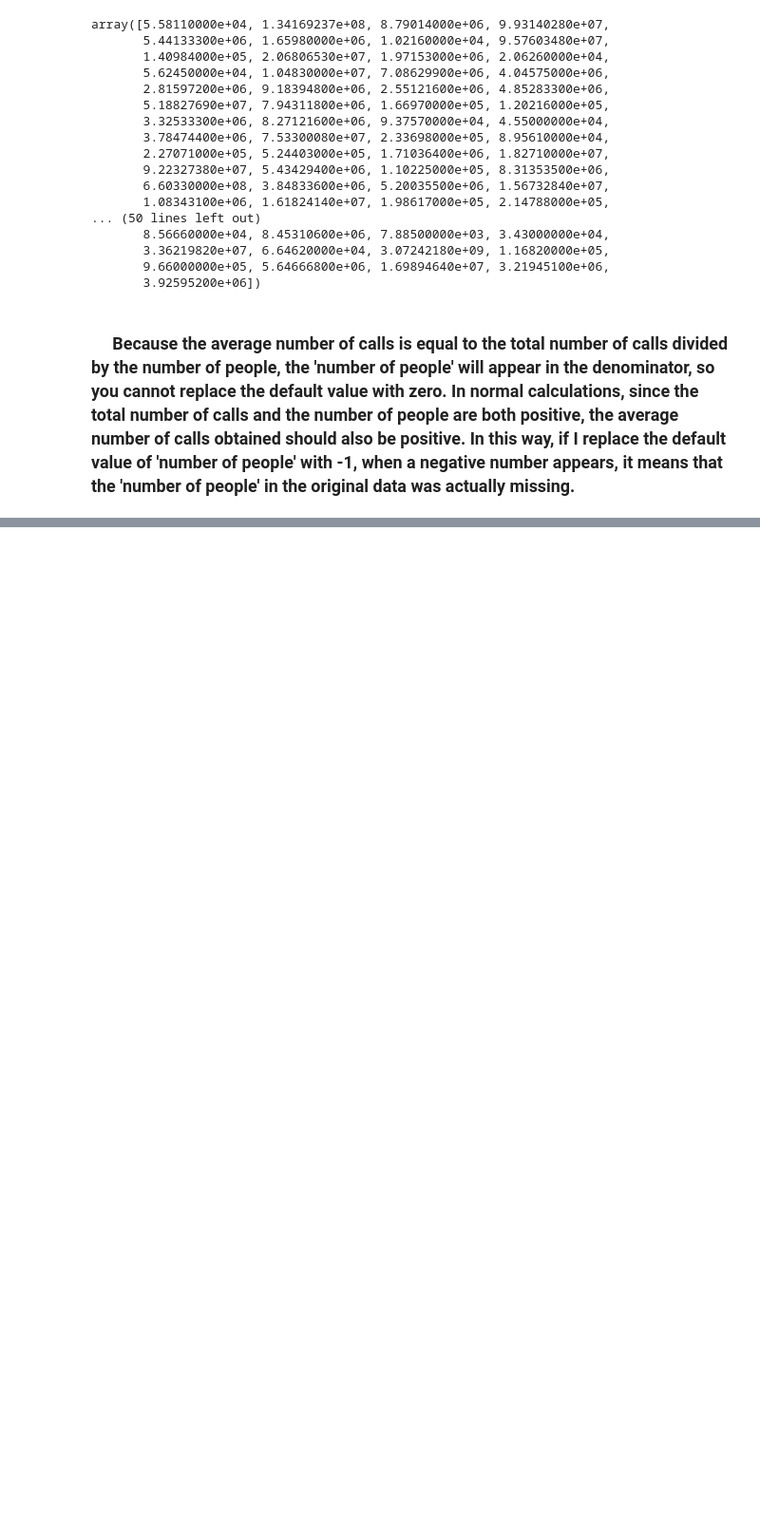
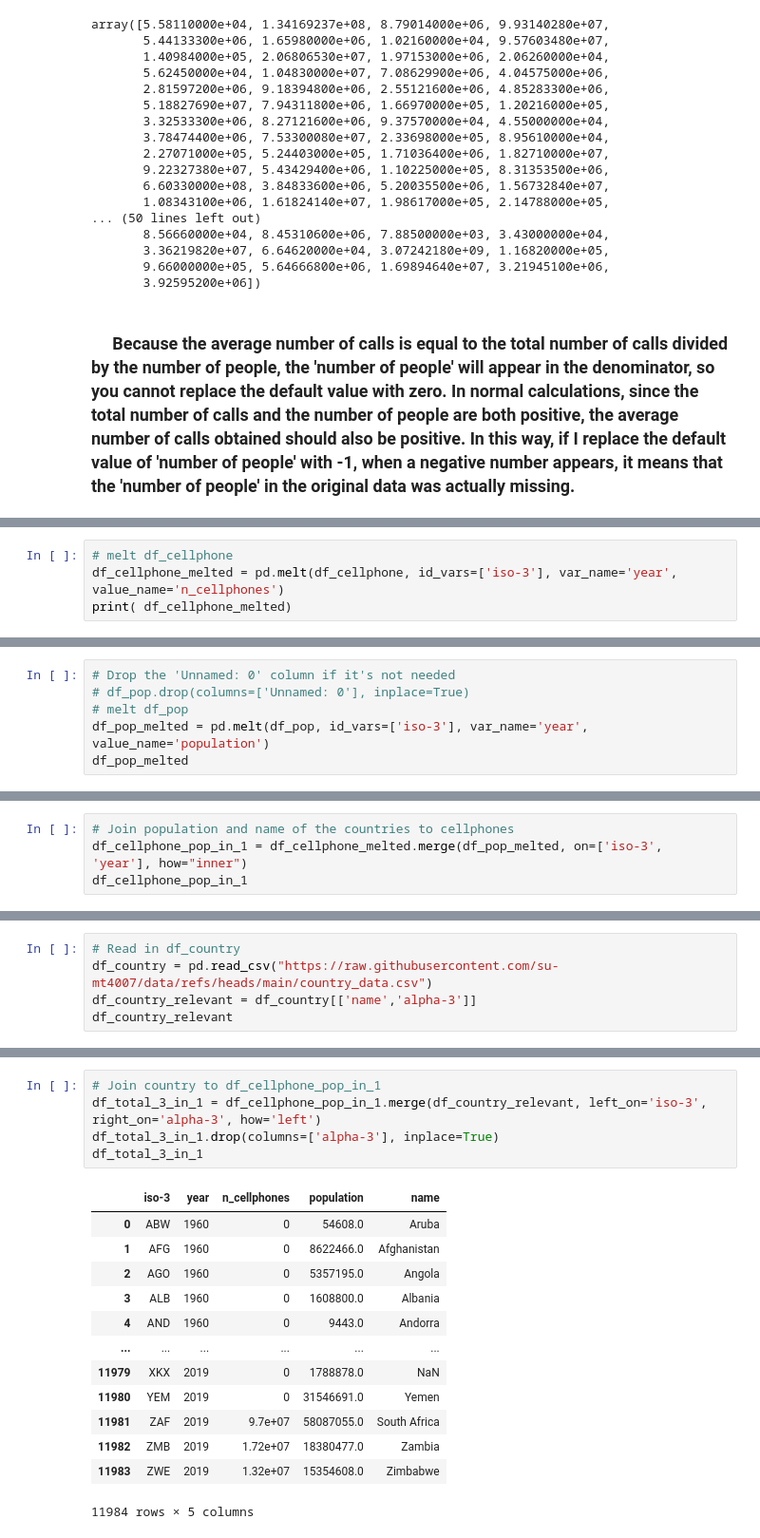
Before and after one commit to SunnyStare/SU-MT4007-Statistisk-databehandling, a Jupyter notebook: HW4/Joining Data.ipynb, the cells around one changed output, grey strips where cells are left out. Shown at 95% size. Saved outputs shown, nothing was run; the diff lists cells and outputs as text; blank space fills up the shorter version.

```diff
--- a/HW4/Joining Data.ipynb
+++ b/HW4/Joining Data.ipynb
@@ -232,0 +227,4 @@ array([ 5.58110000e+04,  1.34169237e+08,  8.79014000e+06,  9.93140280e+07,
+# %%
+# melt df_cellphone
+df_cellphone_melted = pd.melt(df_cellphone, id_vars=['iso-3'], var_name='year', value_name='n_cellphones')
+print( df_cellphone_melted)
@@ -232,0 +246,6 @@ array([ 5.58110000e+04,  1.34169237e+08,  8.79014000e+06,  9.93140280e+07,
+# %%
+# Drop the 'Unnamed: 0' column if it's not needed
+# df_pop.drop(columns=['Unnamed: 0'], inplace=True)
+# melt df_pop
+df_pop_melted = pd.melt(df_pop, id_vars=['iso-3'], var_name='year', value_name='population')
+df_pop_melted
@@ -232,0 +268,4 @@ array([ 5.58110000e+04,  1.34169237e+08,  8.79014000e+06,  9.93140280e+07,
+# %%
+# Join population and name of the countries to cellphones
+df_cellphone_pop_in_1 = df_cellphone_melted.merge(df_pop_melted, on=['iso-3', 'year'], how="inner")
+df_cellphone_pop_in_1
@@ -232,0 +286,5 @@ array([ 5.58110000e+04,  1.34169237e+08,  8.79014000e+06,  9.93140280e+07,
+# %%
+# Read in df_country
+df_country = pd.read_csv("https://raw.githubusercontent.com/su-mt4007/data/refs/heads/main/country_data.csv")
+df_country_relevant = df_country[['name','alpha-3']]
+df_country_relevant
@@ -232,0 +305,19 @@ array([ 5.58110000e+04,  1.34169237e+08,  8.79014000e+06,  9.93140280e+07,
+# %%
+# Join country to df_cellphone_pop_in_1
+df_total_3_in_1 = df_cellphone_pop_in_1.merge(df_country_relevant, left_on='iso-3', right_on='alpha-3', how='left')
+df_total_3_in_1.drop(columns=['alpha-3'], inplace=True)
+df_total_3_in_1
+# %% [output]
+|  | iso-3 | year | n_cellphones | population | name |
+| 0 | ABW | 1960 | 0 | 54608.0 | Aruba |
+| 1 | AFG | 1960 | 0 | 8622466.0 | Afghanistan |
+| 2 | AGO | 1960 | 0 | 5357195.0 | Angola |
+| 3 | ALB | 1960 | 0 | 1608800.0 | Albania |
+| 4 | AND | 1960 | 0 | 9443.0 | Andorra |
+| ... | ... | ... | ... | ... | ... |
+| 11979 | XKX | 2019 | 0 | 1788878.0 | NaN |
+| 11980 | YEM | 2019 | 0 | 31546691.0 | Yemen |
+| 11981 | ZAF | 2019 | 9.7e+07 | 58087055.0 | South Africa |
+| 11982 | ZMB | 2019 | 1.72e+07 | 18380477.0 | Zambia |
+| 11983 | ZWE | 2019 | 1.32e+07 | 15354608.0 | Zimbabwe |
+11984 rows × 5 columns
```
Also changed, not shown: parts of 12 cells of this notebook.
